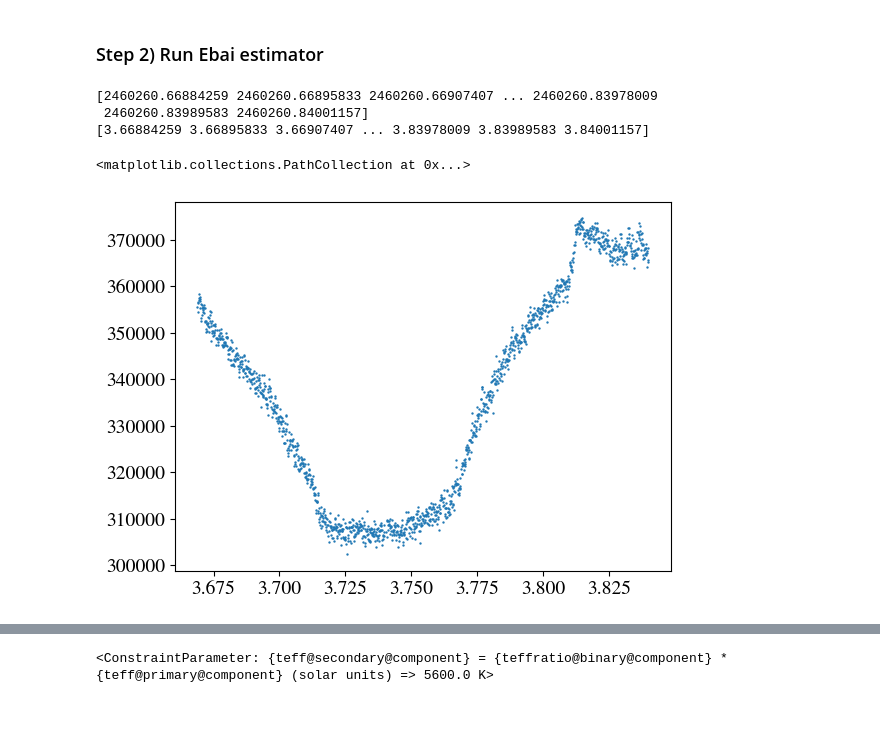
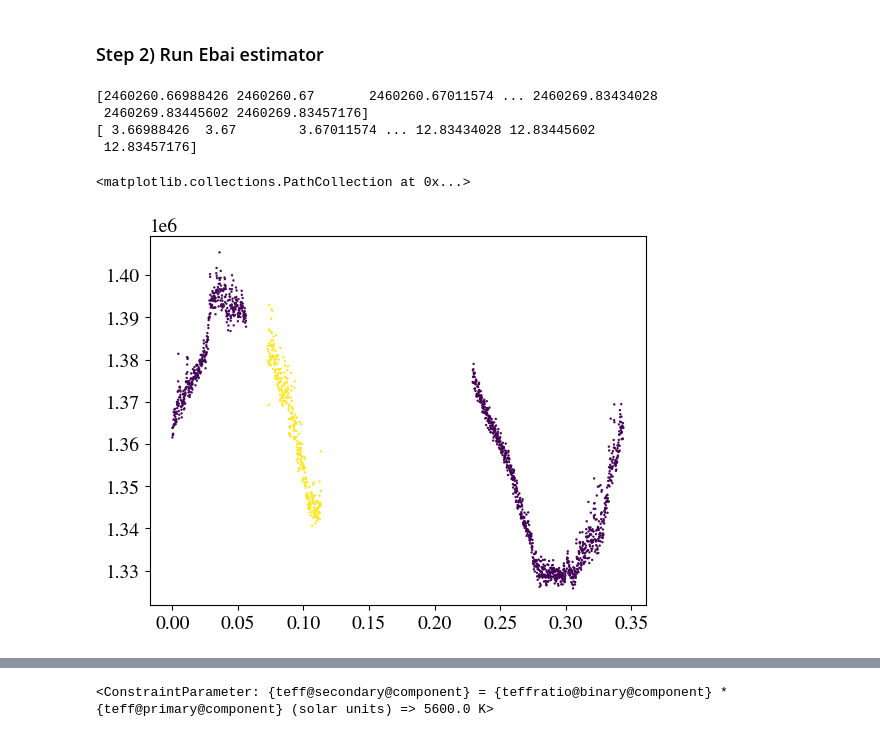
Before and after one commit to sagesanto/contactBinaries, a Jupyter notebook: phoebe_inverseProb.ipynb, the cells around one changed output, grey strips where cells are left out. Saved outputs shown, nothing was run; the diff lists cells and outputs as text; code cells hidden in the pictures.

```diff
--- a/phoebe_inverseProb.ipynb
+++ b/phoebe_inverseProb.ipynb
@@ -128,28 +112,34 @@ df_targ.to_csv("target_phot_forPhoebe.csv")
 ### Step 2) Run Ebai estimator
 # %%
 # Cut only to good date range
-df_targ=df_targ[np.logical_or(np.logical_and(df_targ['julian']>2460260, df_targ['julian']<2460262),np.logical_and(df_targ['julian']>2460269, df_targ['julian']<2460270))]
+#Full day curve:
+df_targ=df_targ2[np.logical_or(np.logical_and(df_targ2['julian']>2460260, df_targ2['julian']<2460262),np.logical_and(df_targ2['julian']>2460269.8, df_targ2['julian']<2460270))]
+# df_targ=df_targ2[np.logical_or(np.logical_and(df_targ2['julian']>2460260, df_targ2['julian']<2460260.81),
+#                                np.logical_and(np.logical_and(df_targ2['julian']>2460269, df_targ2['julian']<2460269.85),
+#                                               np.logical_or(df_targ2['julian']<2460269.1, df_targ2['julian']>2460269.8)))]
 
 #make times and fluxes arrays for PHOEBE
 epoch = 2460257
 fluxes = np.array(df_targ["dflux"])
 times = np.array(df_targ["julian"])
 print(times)
-times=((times)-(epoch))
+times=(((times)-(epoch)))
 print(times)
 
 # df_targ.set_index(pd.DatetimeIndex(df_targ['julian']), inplace=True)
 # ts = TimeSeries.from_pandas(df_targ)
 # times = ts["time"].mjd
+
+#plt.scatter(times,df_targ["dflux"], s=0.5)
+#plt.scatter(df_targ["julian"]%period,df_targ["dflux"], s=0.5)
+plt.scatter(times%period,fluxes, s=0.5, c = times)
 # %% [output]
-[2460260.66884259 2460260.66895833 2460260.66907407 ... 2460260.83978009
- 2460260.83989583 2460260.84001157]
-[3.66884259 3.66895833 3.66907407 ... 3.83978009 3.83989583 3.84001157]
+[2460260.66988426 2460260.67       2460260.67011574 ... 2460269.83434028
+ 2460269.83445602 2460269.83457176]
+[ 3.66988426  3.67        3.67011574 ... 12.83434028 12.83445602
+ 12.83457176]
+<matplotlib.collections.PathCollection at 0x...>
+[figure, added]
-# %%
-plt.scatter(times,df_targ["dflux"], s=0.5)
-# %% [output]
-<matplotlib.collections.PathCollection at 0x...>
-[figure, removed]
 # %%
 #add our observed data into phoebe
 orbphases = phoebe.linspace(0,1,101)
```
Also changed, not shown: parts of 16 cells of this notebook, 2 other files.
